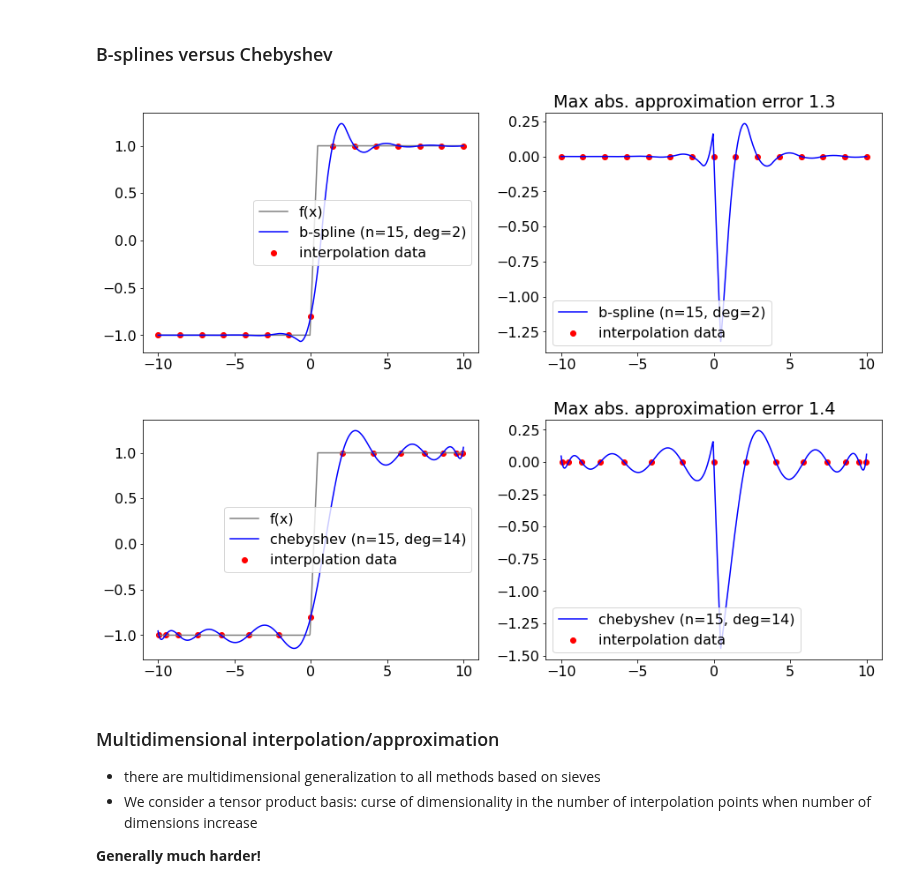
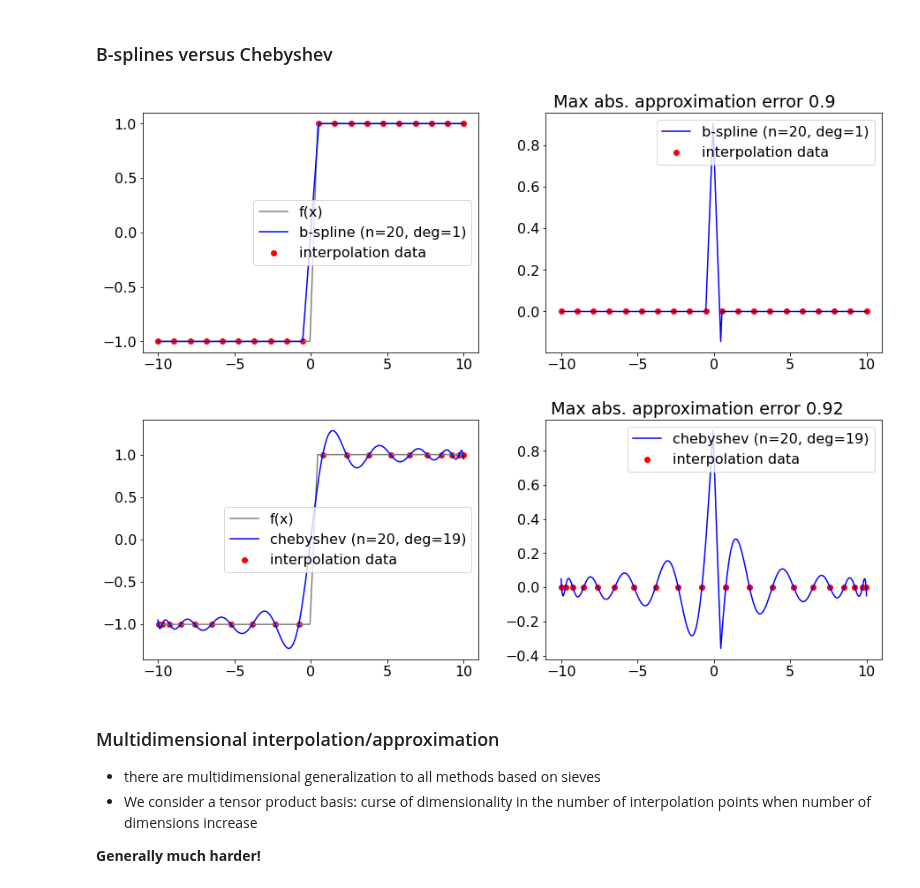
Before and after one commit to bschjerning/dp_ucph, a Jupyter notebook: 1_theory_tools/05_interpolation.ipynb, the cells around one changed output. Cells and saved outputs as stored; diff of their text form; code cells hidden in the pictures.

```diff
--- a/1_theory_tools/05_interpolation.ipynb
+++ b/1_theory_tools/05_interpolation.ipynb
@@ -478,14 +493,14 @@ plt.show()
 # %% [markdown]
 ### B-splines versus Chebyshev
 # %%
-a=-10; b=10; f = lambda x: np.minimum(np.maximum(4*(x-0.2),-1),1)  # "kinky" function
-#a=-1; b=1; f = lambda x: np.exp(-x/4)*np.sin(x) + 1/(1+x**2)         # smooth function
-n=15;
-sb=sieve(n, 2, a, b, btype='b-spline', gridtype='u', nknots=None);      sb.plot1d(f); plt.show() # basis: B-spline
+a=-10; b=10; f = lambda x: np.minimum(np.maximum(4*(x-0.2),-1),1)   # "kinky" function to approximate (for a=-1,b=1)
+#a=-1; b=1; f = lambda x: np.exp(-x/4)*np.sin(x) + 1/(1+x**2)      # smooth function
+n=20; deg_spl=1; # Try chnaging degree of spline, addining more points and change interval.
+sb=sieve(n, deg_spl, a, b, btype='b-spline', gridtype='u', nknots=None);      sb.plot1d(f); plt.show() # basis: B-spline
 sc=sieve(n, n-1, a, b, btype='chebyshev', gridtype='c');   sc.plot1d(f); plt.show() # basis: Chebyshev polynomials
 # %% [output]
-[figure, old version]
+[figure, new version]
-[figure, old version]
+[figure, new version]
 # %% [markdown]
 ### Multidimensional interpolation/approximation
 
```
Also changed, not shown: parts of 9 cells of this notebook, 2 other files.
